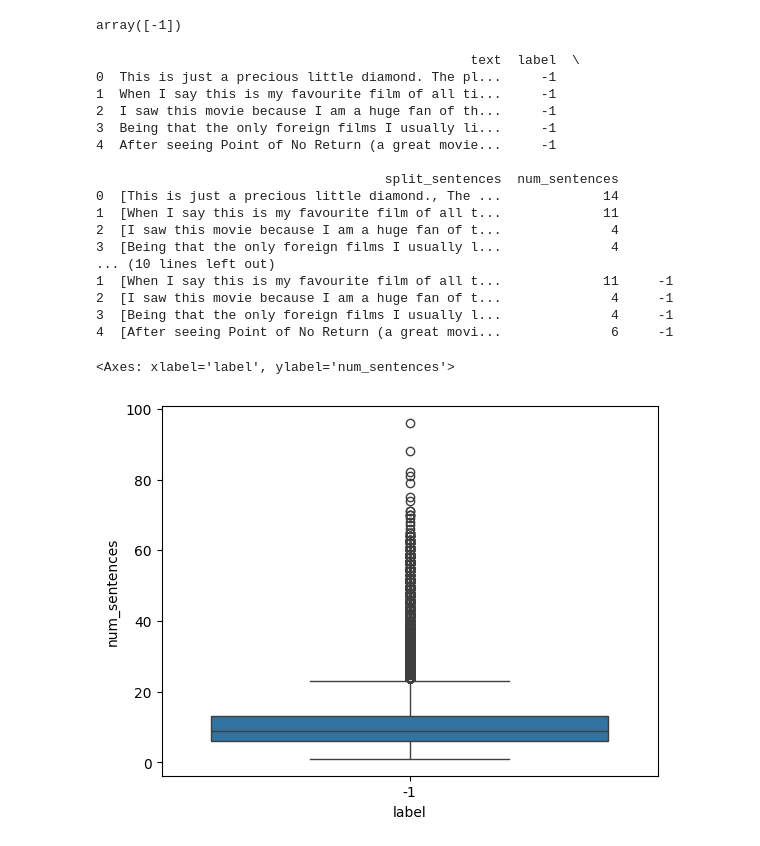
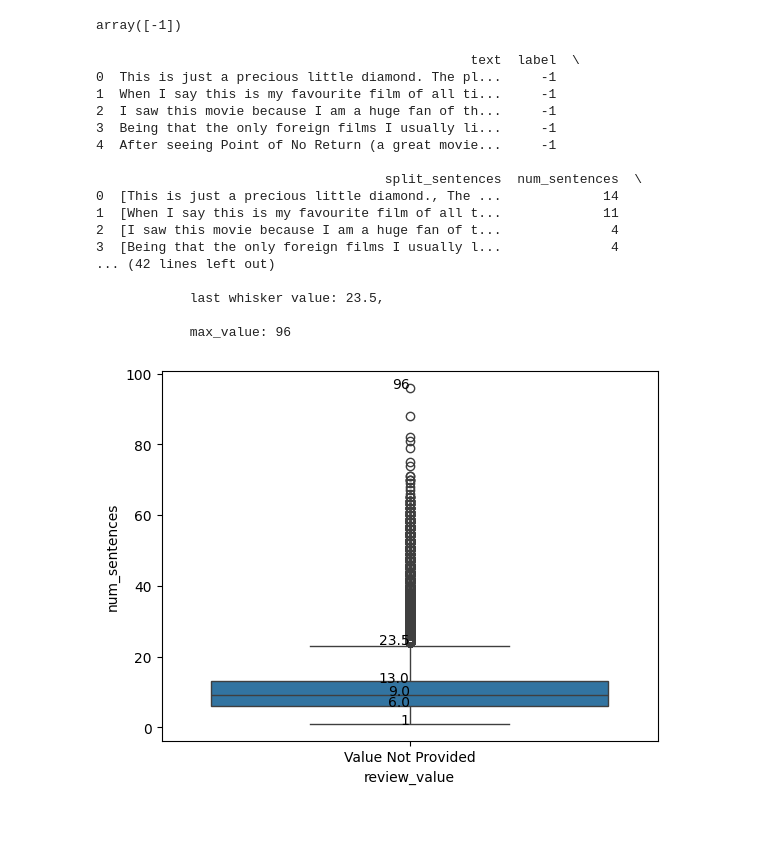
Before and after one commit to n-albert/Sentence-Transformer-Implementation, a Jupyter notebook: Sentence_Transformers,_Notebook_for_performing_EDA_Exploratory_Data_Analysis.ipynb, the cells around one changed output. Cells and saved outputs as stored; diff of their text form; code cells hidden in the pictures.

Commit message:
Added annotations to boxplots, so that the boxplot values are easier to interpret.

```diff
--- a/Sentence_Transformers,_Notebook_for_performing_EDA_Exploratory_Data_Analysis.ipynb
+++ b/Sentence_Transformers,_Notebook_for_performing_EDA_Exploratory_Data_Analysis.ipynb
@@ -113,0 +175,2 @@ array([0, 1])
+# %%
+imdb_train_ds['review_value'] = imdb_train_ds['label'].replace({0: 'Negative Review', 1: 'Positive Review'})
@@ -190,6 +379,8 @@ imdb_test_ds.head(10)
 imdb_test_ds['label'].unique()
 # %% [output]
 array([0, 1])
+# %%
+imdb_test_ds['review_value'] = imdb_test_ds['label'].replace({0: 'Negative Review', 1: 'Positive Review'})
 # %%
 tokenized_sentences_results = []
 num_sentences = 0
@@ -254,39 +536,41 @@ array([-1])
 # %%
 tokenized_sentences_results = []
 num_sentences = 0
 
 for entry in imdb_unsupervised_ds['text']:
   result_tokens = sentence_tokenizer.tokenize(entry)
   num_sentences = len(result_tokens)
   tokenized_sentences_results.append([result_tokens, num_sentences])
 
 tokenized_sentences_unsupervised_df = pd.DataFrame(data=tokenized_sentences_results, columns=["split_sentences", "num_sentences"])
 
 imdb_unsupervised_ds_with_sentences = imdb_unsupervised_ds.join(tokenized_sentences_unsupervised_df, how="outer")
 
+imdb_unsupervised_ds_with_sentences['review_value'] = imdb_unsupervised_ds_with_sentences['label'].replace({-1: 'Value Not Provided'})
+
 print(imdb_unsupervised_ds_with_sentences.head())
-imdb_unsupervised_ds_with_sentences = imdb_unsupervised_ds_with_sentences.reindex(columns=['text', 'split_sentences', 'num_sentences', 'label'])
+imdb_unsupervised_ds_with_sentences = imdb_unsupervised_ds_with_sentences.reindex(columns=['text', 'split_sentences', 'num_sentences', 'label', 'review_value'])
 
 print(imdb_unsupervised_ds_with_sentences.head())
 # seaborn.displot(imdb_unsupervised_ds_with_sentences, x="num_sentences", binwidth=20)
-seaborn.boxplot(imdb_unsupervised_ds_with_sentences, x="label", y="num_sentences")
+unsupervised_boxplot = seaborn.boxplot(imdb_unsupervised_ds_with_sentences, x="review_value", y="num_sentences")
+annotate_boxplot(unsupervised_boxplot, imdb_unsupervised_ds_with_sentences, x_column="review_value", y_column="num_sentences")
 # %% [output]
                                                 text  label  \
 0  This is just a precious little diamond. The pl...     -1
 1  When I say this is my favourite film of all ti...     -1
 2  I saw this movie because I am a huge fan of th...     -1
 3  Being that the only foreign films I usually li...     -1
 4  After seeing Point of No Return (a great movie...     -1
 
-                                     split_sentences  num_sentences
+                                     split_sentences  num_sentences  \
 0  [This is just a precious little diamond., The ...             14
 1  [When I say this is my favourite film of all t...             11
 2  [I saw this movie because I am a huge fan of t...              4
 3  [Being that the only foreign films I usually l...              4
-... (10 lines left out)
-1  [When I say this is my favourite film of all t...             11     -1
-2  [I saw this movie because I am a huge fan of t...              4     -1
-3  [Being that the only foreign films I usually l...              4     -1
-4  [After seeing Point of No Return (a great movi...              6     -1
+... (42 lines left out)
+
+            last whisker value: 23.5,
+
+            max_value: 96
-<Axes: xlabel='label', ylabel='num_sentences'>
-[figure, old version]
+[figure, new version]
```
Also changed, not shown: parts of 25 cells of this notebook.
